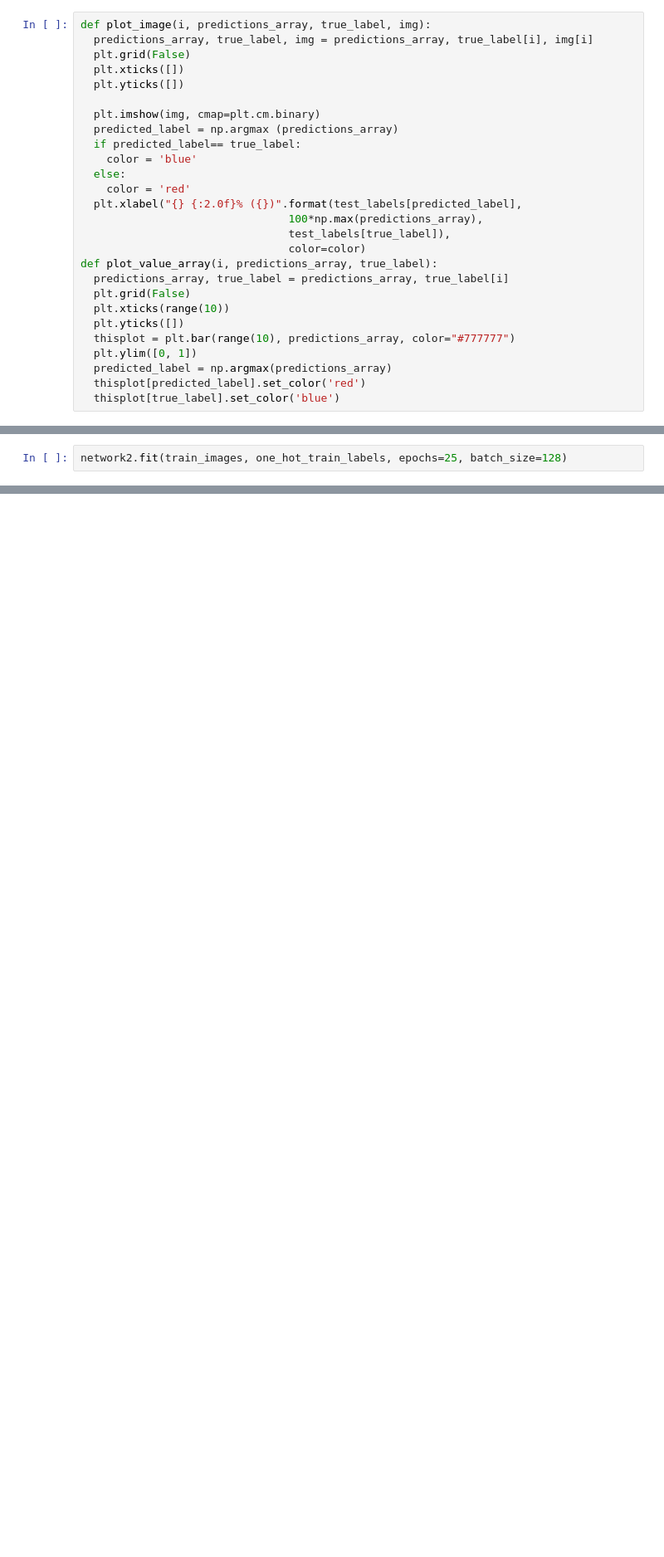
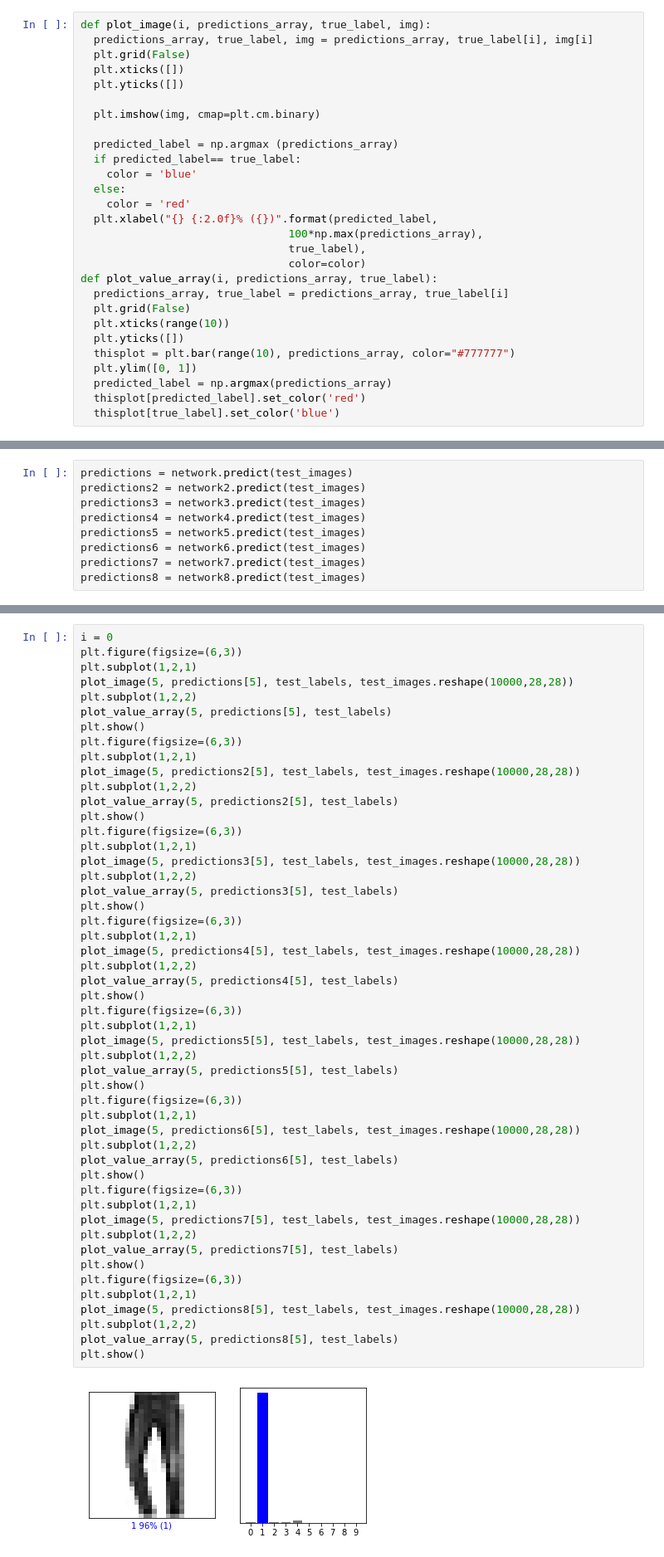
Before and after one commit to Yedramartinolmos/P1AA, a Jupyter notebook: AA_PRACTICA1_GRUPO_7.ipynb, the cells around one changed output, grey strips where cells are left out. Shown at 83% size. Cells and saved outputs as stored; diff of their text form; blank space fills up the shorter version.

```diff
--- a/AA_PRACTICA1_GRUPO_7.ipynb
+++ b/AA_PRACTICA1_GRUPO_7.ipynb
@@ -207,14 +207,15 @@ def plot_image(i, predictions_array, true_label, img):
   plt.yticks([])
 
   plt.imshow(img, cmap=plt.cm.binary)
+
   predicted_label = np.argmax (predictions_array)
   if predicted_label== true_label:
     color = 'blue'
   else:
     color = 'red'
-  plt.xlabel("{} {:2.0f}% ({})".format(test_labels[predicted_label],
+  plt.xlabel("{} {:2.0f}% ({})".format(predicted_label,
                                 100*np.max(predictions_array),
-                                test_labels[true_label]),
+                                true_label),
                                 color=color)
 def plot_value_array(i, predictions_array, true_label):
   predictions_array, true_label = predictions_array, true_label[i]
@@ -294,3 +281 @@ Epoch 5/5
 <keras.callbacks.History at 0x...>
-# %%
-network2.fit(train_images, one_hot_train_labels, epochs=25, batch_size=128)
@@ -615 +581,10 @@ Epoch 5/5
 <keras.callbacks.History at 0x...>
+# %%
+predictions = network.predict(test_images)
+predictions2 = network2.predict(test_images)
+predictions3 = network3.predict(test_images)
+predictions4 = network4.predict(test_images)
+predictions5 = network5.predict(test_images)
+predictions6 = network6.predict(test_images)
+predictions7 = network7.predict(test_images)
+predictions8 = network8.predict(test_images)
@@ -615,0 +600,52 @@ Epoch 5/5
+# %%
+i = 0
+plt.figure(figsize=(6,3))
+plt.subplot(1,2,1)
+plot_image(5, predictions[5], test_labels, test_images.reshape(10000,28,28))
+plt.subplot(1,2,2)
+plot_value_array(5, predictions[5], test_labels)
+plt.show()
+plt.figure(figsize=(6,3))
+plt.subplot(1,2,1)
+plot_image(5, predictions2[5], test_labels, test_images.reshape(10000,28,28))
+plt.subplot(1,2,2)
+plot_value_array(5, predictions2[5], test_labels)
+plt.show()
+plt.figure(figsize=(6,3))
+plt.subplot(1,2,1)
+plot_image(5, predictions3[5], test_labels, test_images.reshape(10000,28,28))
+plt.subplot(1,2,2)
+plot_value_array(5, predictions3[5], test_labels)
+plt.show()
+plt.figure(figsize=(6,3))
+plt.subplot(1,2,1)
+plot_image(5, predictions4[5], test_labels, test_images.reshape(10000,28,28))
+plt.subplot(1,2,2)
+plot_value_array(5, predictions4[5], test_labels)
+plt.show()
+plt.figure(figsize=(6,3))
+plt.subplot(1,2,1)
+plot_image(5, predictions5[5], test_labels, test_images.reshape(10000,28,28))
+plt.subplot(1,2,2)
+plot_value_array(5, predictions5[5], test_labels)
+plt.show()
+plt.figure(figsize=(6,3))
+plt.subplot(1,2,1)
+plot_image(5, predictions6[5], test_labels, test_images.reshape(10000,28,28))
+plt.subplot(1,2,2)
+plot_value_array(5, predictions6[5], test_labels)
+plt.show()
+plt.figure(figsize=(6,3))
+plt.subplot(1,2,1)
+plot_image(5, predictions7[5], test_labels, test_images.reshape(10000,28,28))
+plt.subplot(1,2,2)
+plot_value_array(5, predictions7[5], test_labels)
+plt.show()
+plt.figure(figsize=(6,3))
+plt.subplot(1,2,1)
+plot_image(5, predictions8[5], test_labels, test_images.reshape(10000,28,28))
+plt.subplot(1,2,2)
+plot_value_array(5, predictions8[5], test_labels)
+plt.show()
+# %% [output]
+[figure, added]
```
Also changed, not shown: parts of 24 cells of this notebook.
